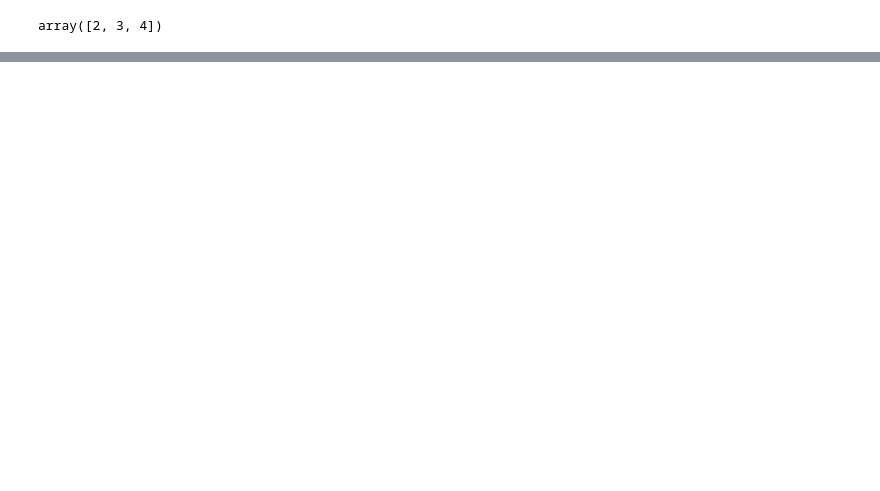
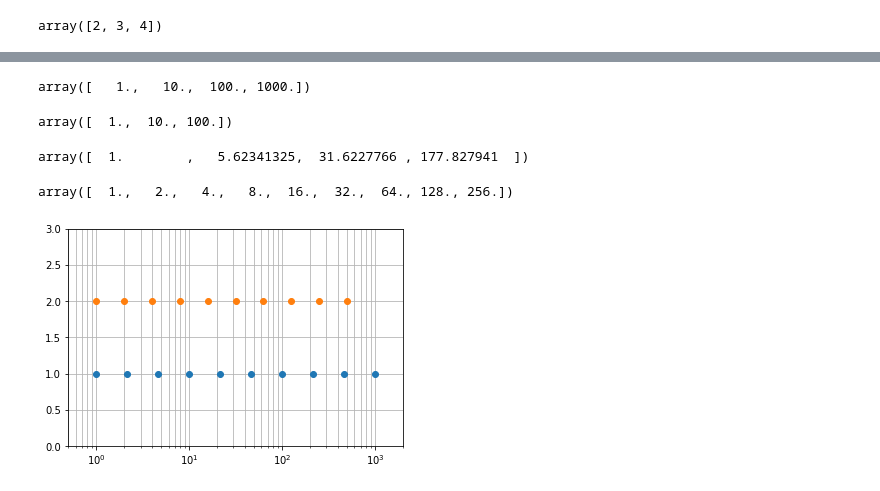
Before and after one commit to somu-Projects/https---github.com-somu-Projects-Python-Tutorial, a Jupyter notebook: NumPy/CH 02.ipynb, the cells around one changed output, grey strips where cells are left out. Drawn from its saved outputs; the diff is of its cells as text; code cells hidden in the pictures; blank space fills up the shorter version.

```diff
--- a/NumPy/CH 02.ipynb
+++ b/NumPy/CH 02.ipynb
@@ -120,0 +396,16 @@ array([2, 3, 4])
+# %%
+np.geomspace(1, 1000, num=4)
+# %% [output]
+array([   1.,   10.,  100., 1000.])
+# %%
+np.geomspace(1, 1000, num=3, endpoint=False)
+# %% [output]
+array([  1.,  10., 100.])
+# %%
+np.geomspace(1, 1000, num=4, endpoint=False)
+# %% [output]
+array([  1.        ,   5.62341325,  31.6227766 , 177.827941  ])
+# %%
+np.geomspace(1, 256, num=9)
+# %% [output]
+array([  1.,   2.,   4.,   8.,  16.,  32.,  64., 128., 256.])
@@ -120,0 +414,12 @@ array([2, 3, 4])
+# %%
+import numpy as np
+import matplotlib.pyplot as plt
+N = 10
+y = np.zeros(N)
+plt.semilogx(np.geomspace(1, 1000, N, endpoint=True), y + 1, 'o')
+plt.semilogx(np.geomspace(1, 1000, N, endpoint=False), y + 2, 'o')
+plt.axis([0.5, 2000, 0, 3])
+plt.grid(True, color='0.7', linestyle='-', which='both', axis='both')
+plt.show()
+# %% [output]
+[figure, added]
```
Also changed, not shown: parts of 34 cells of this notebook.
